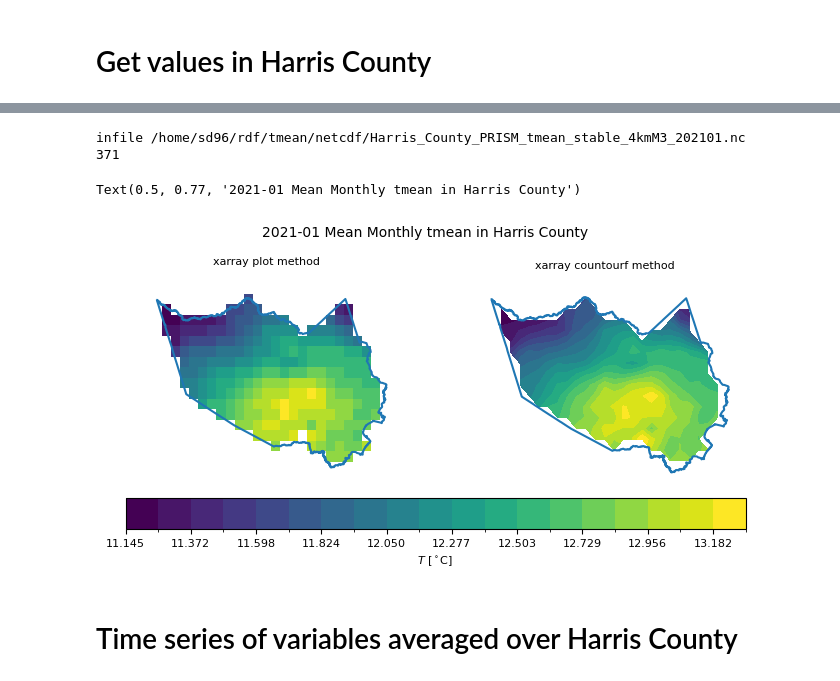
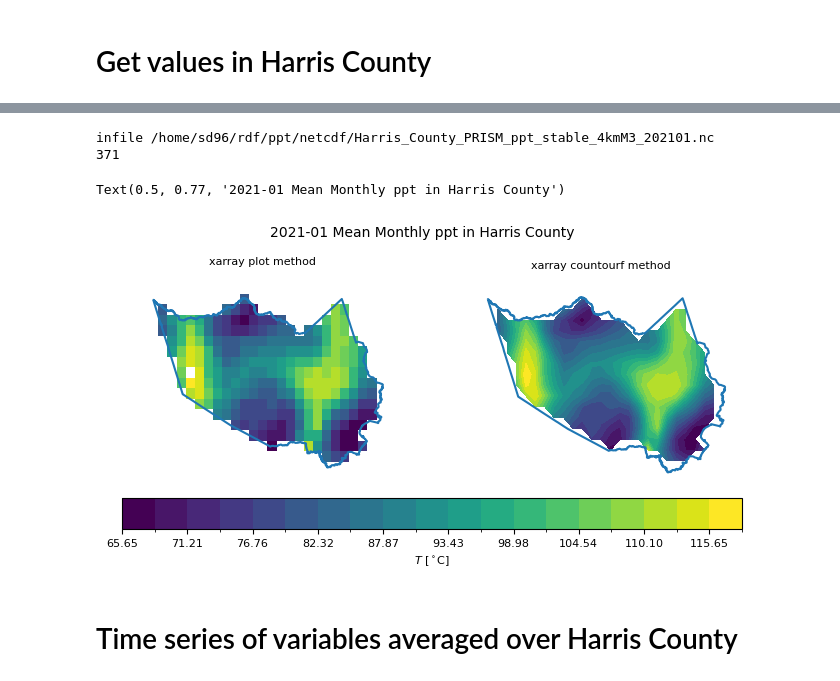
Before and after one commit to sd9616/wastewater, a Jupyter notebook: Monthly_PRISM_netcdf_calc_twbs.ipynb, the cells around one changed output, grey strips where cells are left out. Cells and saved outputs as stored; diff of their text form; code cells hidden in the pictures.

```diff
--- a/Monthly_PRISM_netcdf_calc_twbs.ipynb
+++ b/Monthly_PRISM_netcdf_calc_twbs.ipynb
@@ -344,7 +344,7 @@ def create_array_with_step(N, start_value, step):
     return np.array(result_array)
 # %%
 variables = ['tmean', 'tdmean', 'ppt']
-years = ['2021', '2022', '2023']
+years = ['2020', '2021', '2022', '2023', '2024']
 months = ['01', '02', '03', '04', '05', '06', '07', '08', '09', '10', '11', '12']
 
 for var in variables:
@@ -532,11 +532,11 @@ PRISM_tmean_stable_4kmM3_202111
 # Plot the Harris County data for 202101 to check
 HC_bounds = [-96.1, -94.8, 29.45, 30.25]
 
-var = 'tmean'
+var = 'ppt'
 date = '202101'
 year = date[:4]
 mon = date[4:]
-datestr = pd.to_datetime(datestr, format="%Y%m")
+datestr = pd.to_datetime(date, format="%Y%m")
 
 shapefile = os.path.join(home, 'tl_2024_us_county', 'tl_2024_us_county.shp')
 counties = gpd.read_file(shapefile)
@@ -547,36 +547,36 @@ fig, ax = plt.subplots(1,2, subplot_kw={'projection': ccrs.PlateCarree()}, figsi
 # ax.set_ylim(HC_bounds[2], HC_bounds[3])
 
 # Plot tmean
 infile = os.path.join(home, f'{var}', 'netcdf', f'Harris_County_PRISM_{var}_stable_4km{monthly}_{date}.nc')
 print(f'infile {infile}')
 ds = xr.open_dataset(infile)
 ds = ds.sel(time = datestr, lon = slice(HC_bounds[0], HC_bounds[1]), lat = slice(HC_bounds[2], HC_bounds[3]))
 vmin = float(ds[var].min())
 vmax = float(ds[var].max())
 levels = np.linspace(vmin, vmax, 20)
 # levels = np.arange(11, 13.6, 0.1)
 CS = ds[var].plot(x = 'lon', y = 'lat', ax = ax[0], add_colorbar = False, levels = levels)
 CS = ds[var].plot.contourf(x = 'lon', y = 'lat', ax = ax[1], add_colorbar = False, levels = levels)
 ax[0].set_title('xarray plot method')
 ax[1].set_title('xarray countourf method')
 
 print(np.isnan(ds[var].values).sum())  # Count NaNs
 
 # Plot HC boundary
 for i in range(2):
     counties = gpd.read_file(shapefile)
     HC = counties[(counties.NAME == 'Harris') & (counties.STATEFP == '48')]
     HC.boundary.plot(ax = ax[i])
 
     # Plot Characteristics
     ax[i].axis('off')
 plt.colorbar(CS, ax = ax, orientation = 'horizontal', pad = 0.04, label = r'$T$ [$^\circ$C]')
 plt.suptitle(f'{year}-{mon} Mean Monthly {var} in Harris County', y=0.77, fontsize = 10)
 # %% [output]
-infile /home/sd96/rdf/tmean/netcdf/Harris_County_PRISM_tmean_stable_4kmM3_202101.nc
+infile /home/sd96/rdf/ppt/netcdf/Harris_County_PRISM_ppt_stable_4kmM3_202101.nc
 371
-Text(0.5, 0.77, '2021-01 Mean Monthly tmean in Harris County')
+Text(0.5, 0.77, '2021-01 Mean Monthly ppt in Harris County')
-[figure, old version]
+[figure, new version]
 # %% [markdown]
 # Time series of variables averaged over Harris County
 # %%
```
Also changed, not shown: parts of 9 cells of this notebook, 1 other file.
